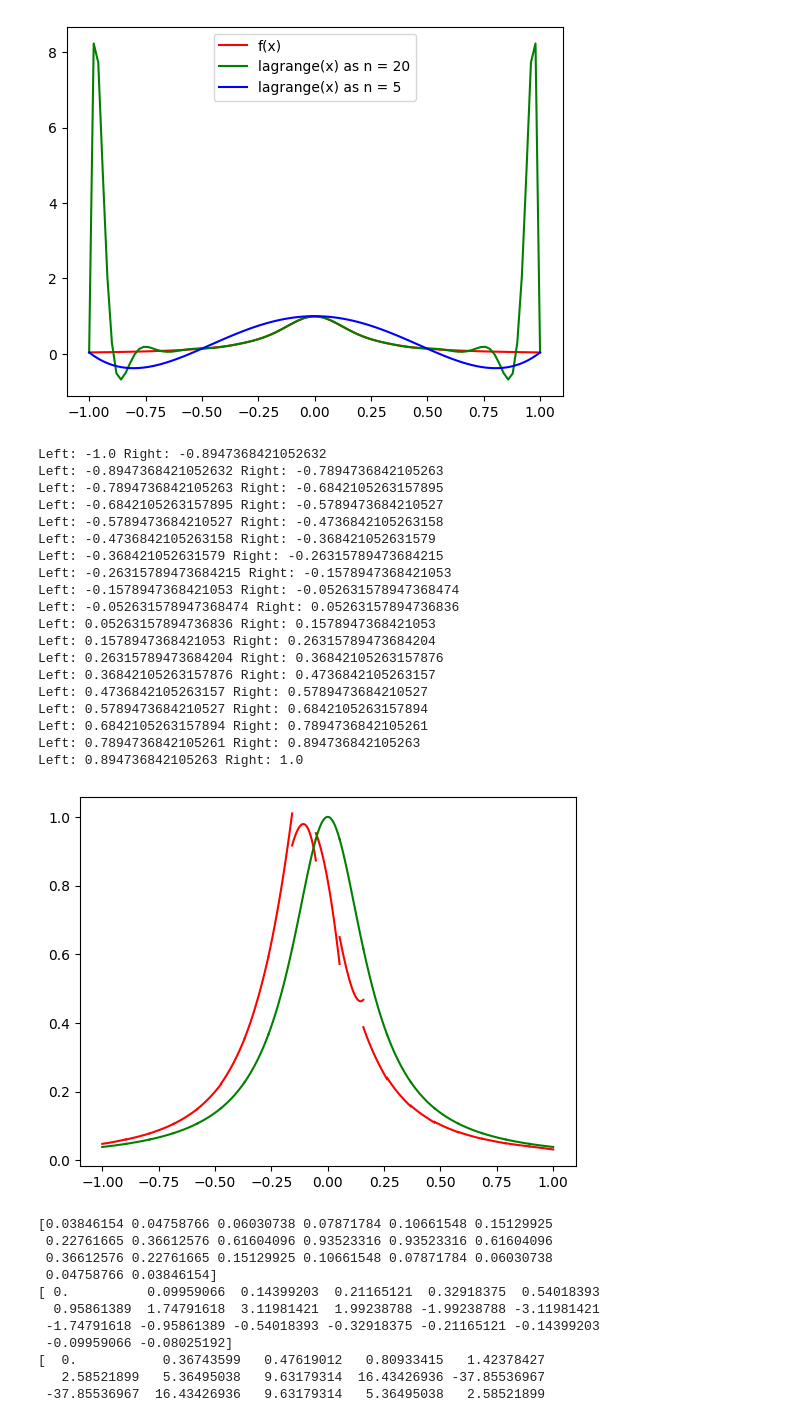
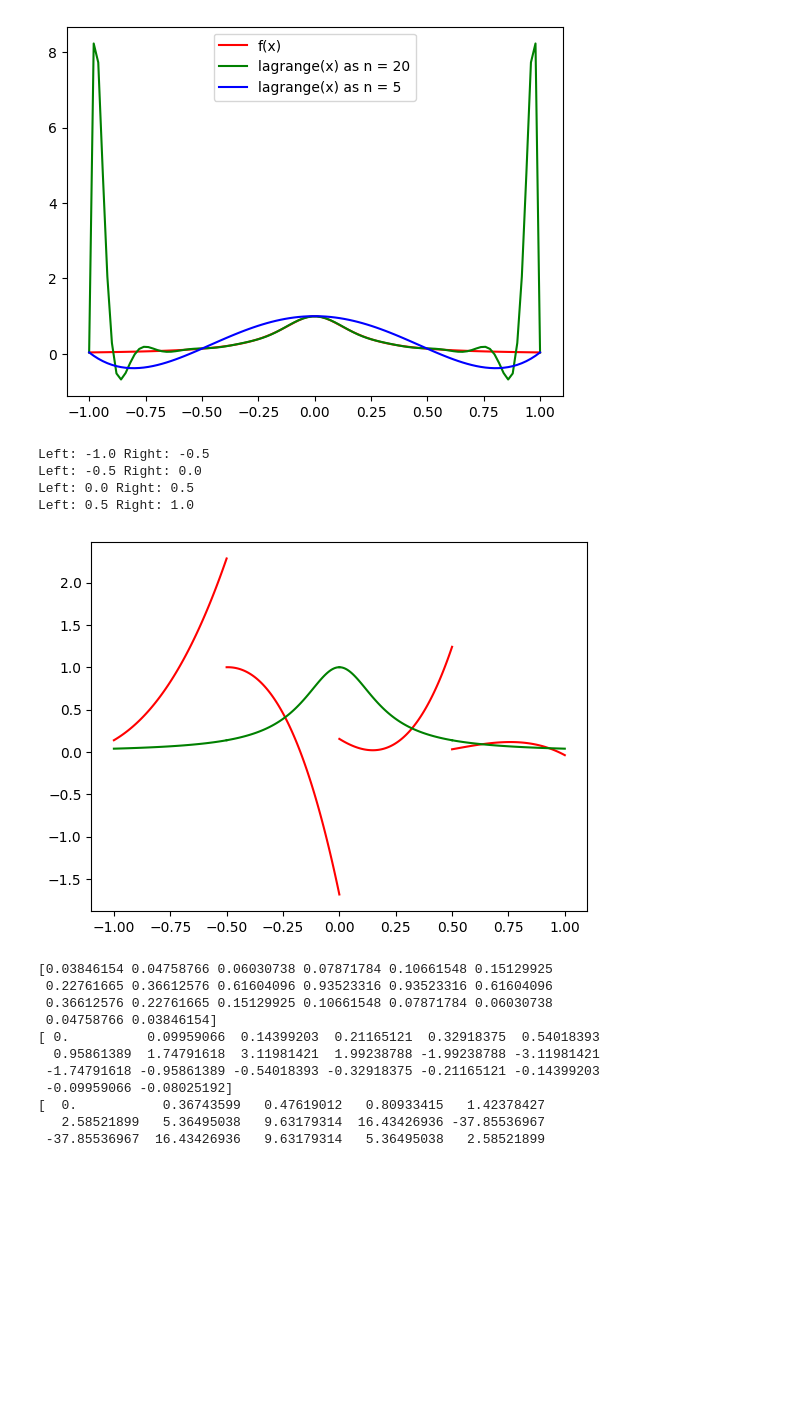
Before and after one commit to confect1on/IterationMethods, a Jupyter notebook: interpolation.ipynb, the cells around one changed output. Drawn from its saved outputs; the diff is of its cells as text; code cells hidden in the pictures; blank space fills up the shorter version.

```diff
--- a/interpolation.ipynb
+++ b/interpolation.ipynb
@@ -80,41 +80,27 @@ def spline(x, y):
 # %%
 def inter_func(x):
      dx = x - x[i-1]
      return a[i] + b[i] * dx + (c[i] / 2.0) * dx ** 2 + (d[i]/6) * dx ** 3
-n = 20
+# incorrect work during small n
+n = 5
 x = np.linspace(-1, 1, n)
 y = f(x)
 a,b,c,d = spline(x, y)
 for i in range(1, n):
     left = x[i-1]
     right = x[i]
     print(f"Left: {left} Right: {right}")
     inner_segment = np.linspace(left, right, 100)
     plt.plot(inner_segment, inter_func(inner_segment), color='r', label="interpolated f(x)")
     plt.plot(inner_segment, f(inner_segment), color='g', label="f(x)")
 # plt.legend()
 plt.show()
 # %% [output]
-Left: -1.0 Right: -0.8947368421052632
-Left: -0.8947368421052632 Right: -0.7894736842105263
-Left: -0.7894736842105263 Right: -0.6842105263157895
-Left: -0.6842105263157895 Right: -0.5789473684210527
-Left: -0.5789473684210527 Right: -0.4736842105263158
-Left: -0.4736842105263158 Right: -0.368421052631579
-Left: -0.368421052631579 Right: -0.26315789473684215
-Left: -0.26315789473684215 Right: -0.1578947368421053
-Left: -0.1578947368421053 Right: -0.052631578947368474
-Left: -0.052631578947368474 Right: 0.05263157894736836
-Left: 0.05263157894736836 Right: 0.1578947368421053
-Left: 0.1578947368421053 Right: 0.26315789473684204
-Left: 0.26315789473684204 Right: 0.36842105263157876
-Left: 0.36842105263157876 Right: 0.4736842105263157
-Left: 0.4736842105263157 Right: 0.5789473684210527
-Left: 0.5789473684210527 Right: 0.6842105263157894
-Left: 0.6842105263157894 Right: 0.7894736842105261
-Left: 0.7894736842105261 Right: 0.894736842105263
-Left: 0.894736842105263 Right: 1.0
+Left: -1.0 Right: -0.5
+Left: -0.5 Right: 0.0
+Left: 0.0 Right: 0.5
+Left: 0.5 Right: 1.0
-[figure, old version]
+[figure, new version]
 # %%
 print(a)
 print(b)
```
